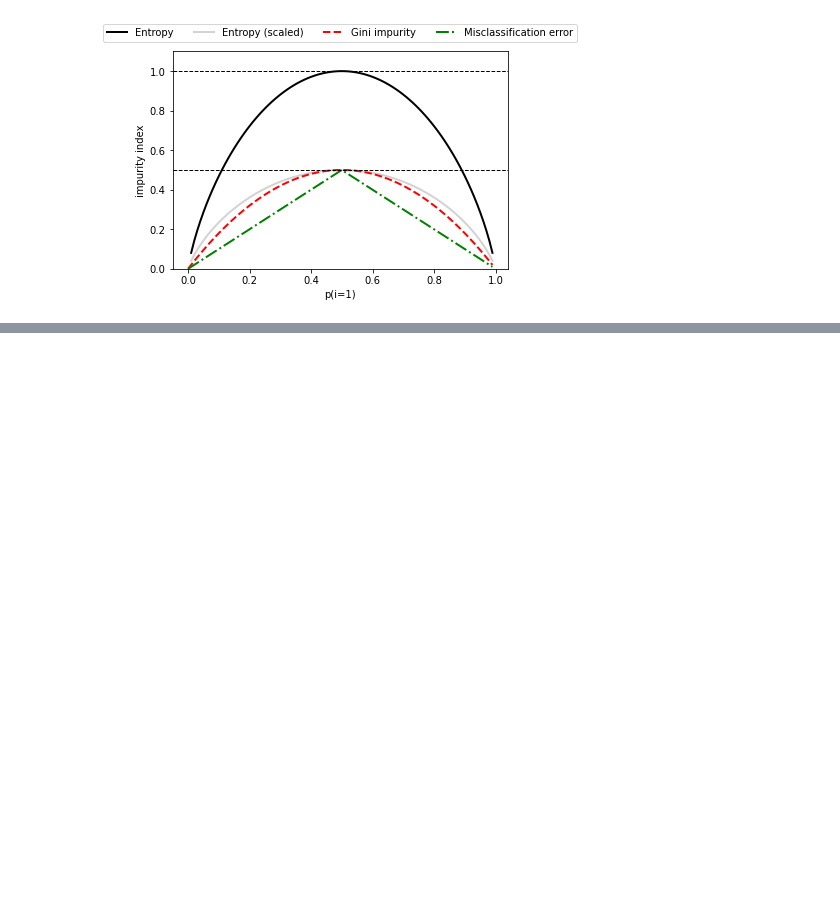
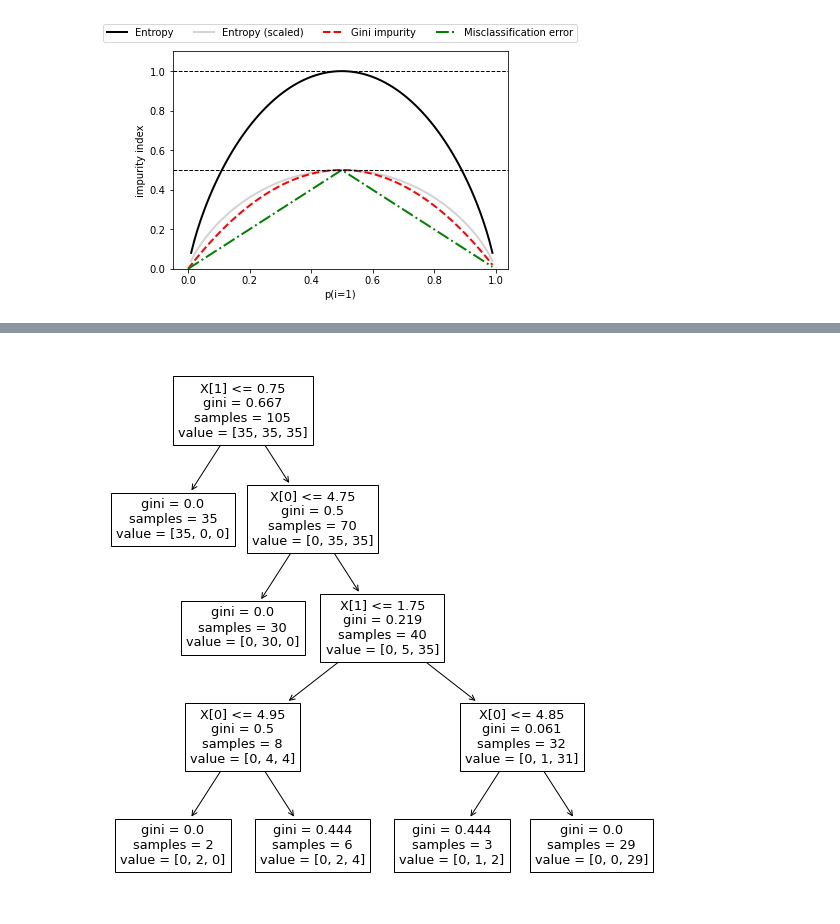
Before and after one commit to sunghyouk/study_room, a Jupyter notebook: python_ML/ex_chapter_3.ipynb, the cells around one changed output, grey strips where cells are left out. Saved outputs shown, nothing was run; the diff lists cells and outputs as text; code cells hidden in the pictures; blank space fills up the shorter version.

```diff
--- a/python_ML/ex_chapter_3.ipynb
+++ b/python_ML/ex_chapter_3.ipynb
@@ -465,0 +486,8 @@ plt.show()
+# %%
+from sklearn import tree
+
+plt.figure(figsize=(10,10))
+tree.plot_tree(tree_model)
+plt.show()
+# %% [output]
+[figure, added]
```
Also changed, not shown: parts of 6 cells of this notebook, 1 other file.
